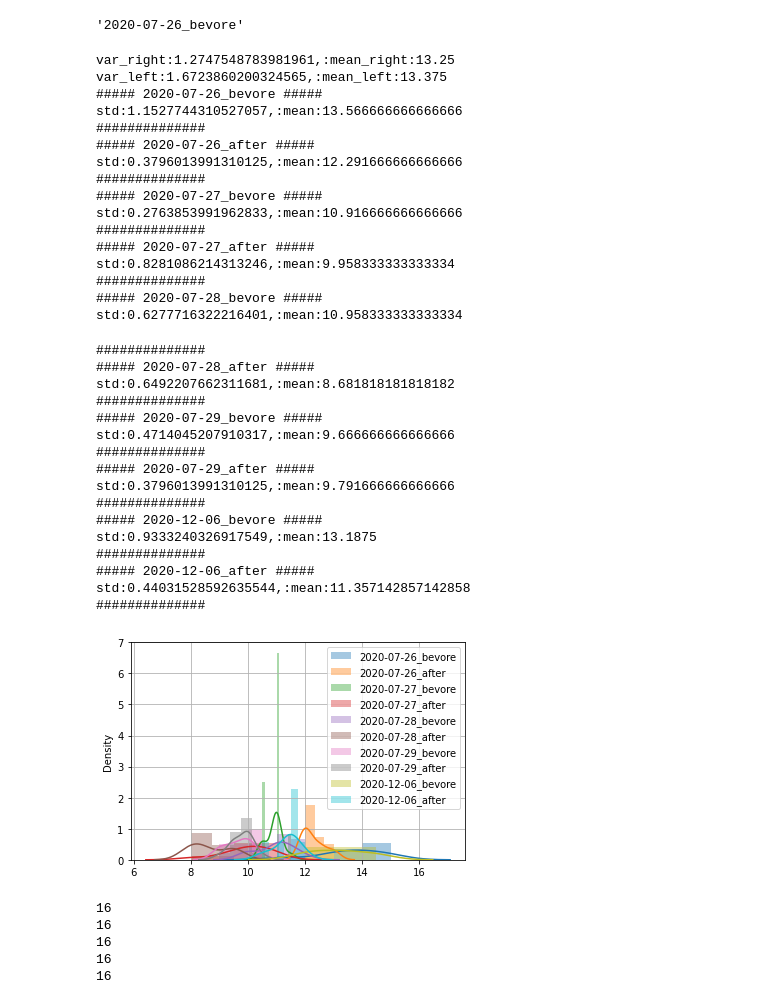
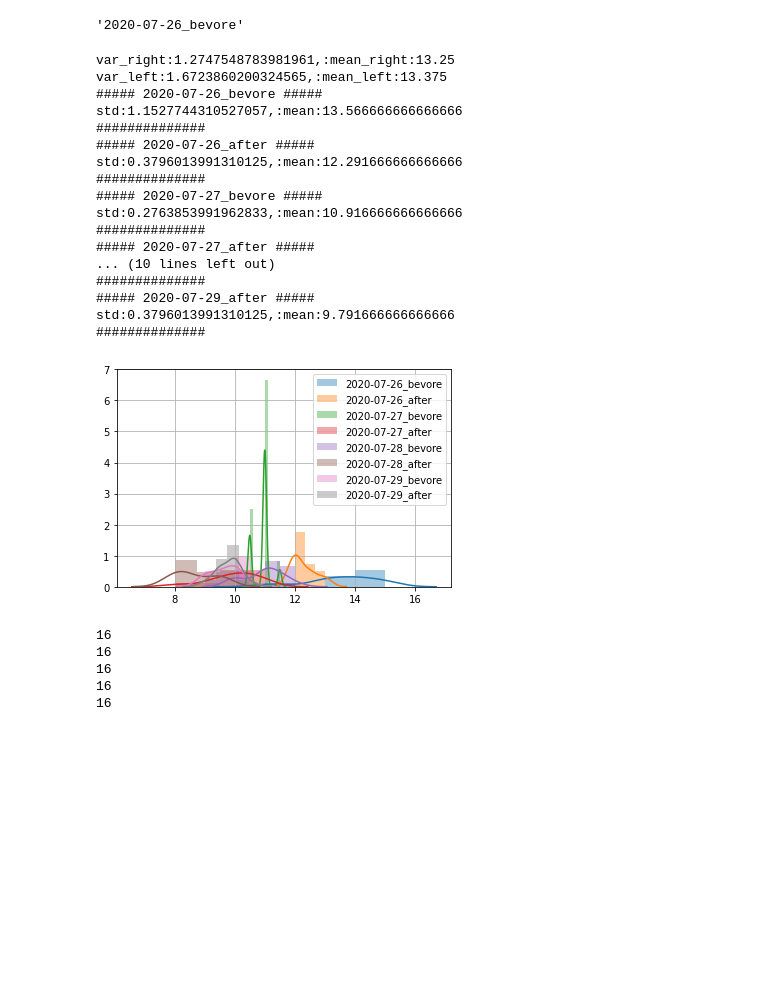
Before and after one commit to gwillig/Arcade-game, a Jupyter notebook: allergy.ipynb, the cells around one changed output. Drawn from its saved outputs; the diff is of its cells as text; code cells hidden in the pictures; blank space fills up the shorter version.

```diff
--- a/allergy.ipynb
+++ b/allergy.ipynb
@@ -171,0 +135,4 @@ display(df_non)
+# %%
+sns.set_theme(style="darkgrid")
+sns.set(rc={'figure.figsize':(11.7,8.27)})
+sns.lineplot(df_con)
@@ -523,55 +514,38 @@ gesamt={"2020-07-26_bevore":[14.5,15,15,13,14,13,13,11.5,11,15,14,14,14,13.5,13]
         "2020-07-28_after":[9.5, 8, 9.5, 9.5, 9.5, 8.5, 8.5, 8, 8, 8., 8.5],
         "2020-07-29_bevore":[10, 9, 10, 10.5, 9,10, 10, 9.5, 9.5, 9, 10, 9.5],
         "2020-07-29_after":[10, 10.5, 9.5, 10, 9.5, 10, 9.5, 10,9, 9.5, 10, 10],
-        "2020-12-06_bevore":[13.5,14.5,13.5,14.5,12.5,13,12,12],
-        "2020-12-06_after":[12,11.5,11,10.5,11.5,11.5,11.5],
         }
 mean = np.mean(gesamt["2020-07-26_bevore"])
 std = np.std(gesamt["2020-07-26_bevore"])
 
 for el in list(gesamt.keys()):
   print(f"##### {el} #####")
   print(f"std:{np.std(gesamt[el])},:mean:{np.mean(gesamt[el])}")
   ax = sns.distplot(gesamt[el],label=el)
   print(f"##############")
 plt.legend()
 
 # ax.axvline(35,c="b", linewidth = 3) #add a line to the graph
 plt.show()
 # %% [output]
 var_right:1.2747548783981961,:mean_right:13.25
 var_left:1.6723860200324565,:mean_left:13.375
 ##### 2020-07-26_bevore #####
 std:1.1527744310527057,:mean:13.566666666666666
 ##############
 ##### 2020-07-26_after #####
 std:0.3796013991310125,:mean:12.291666666666666
 ##############
 ##### 2020-07-27_bevore #####
 std:0.2763853991962833,:mean:10.916666666666666
 ##############
 ##### 2020-07-27_after #####
-std:0.8281086214313246,:mean:9.958333333333334
+... (10 lines left out)
 ##############
-##### 2020-07-28_bevore #####
-std:0.6277716322216401,:mean:10.958333333333334
+##### 2020-07-29_after #####
+std:0.3796013991310125,:mean:9.791666666666666
+##############
-##############
-##### 2020-07-28_after #####
-std:0.6492207662311681,:mean:8.681818181818182
-##############
-##### 2020-07-29_bevore #####
-std:0.4714045207910317,:mean:9.666666666666666
-##############
-##### 2020-07-29_after #####
-std:0.3796013991310125,:mean:9.791666666666666
-##############
-##### 2020-12-06_bevore #####
-std:0.9333240326917549,:mean:13.1875
-##############
-##### 2020-12-06_after #####
-std:0.44031528592635544,:mean:11.357142857142858
-##############
-[figure, old version]
+[figure, new version]
 # %%
 from google.colab import files
 gesamt={"2020-07--26-before":[13,12.7,12.5,13,12.5,12.5,  12.3,12.1,12.2,12.6,12.6,12.6,0,0,0,0],
```
Also changed, not shown: parts of 32 cells of this notebook.
